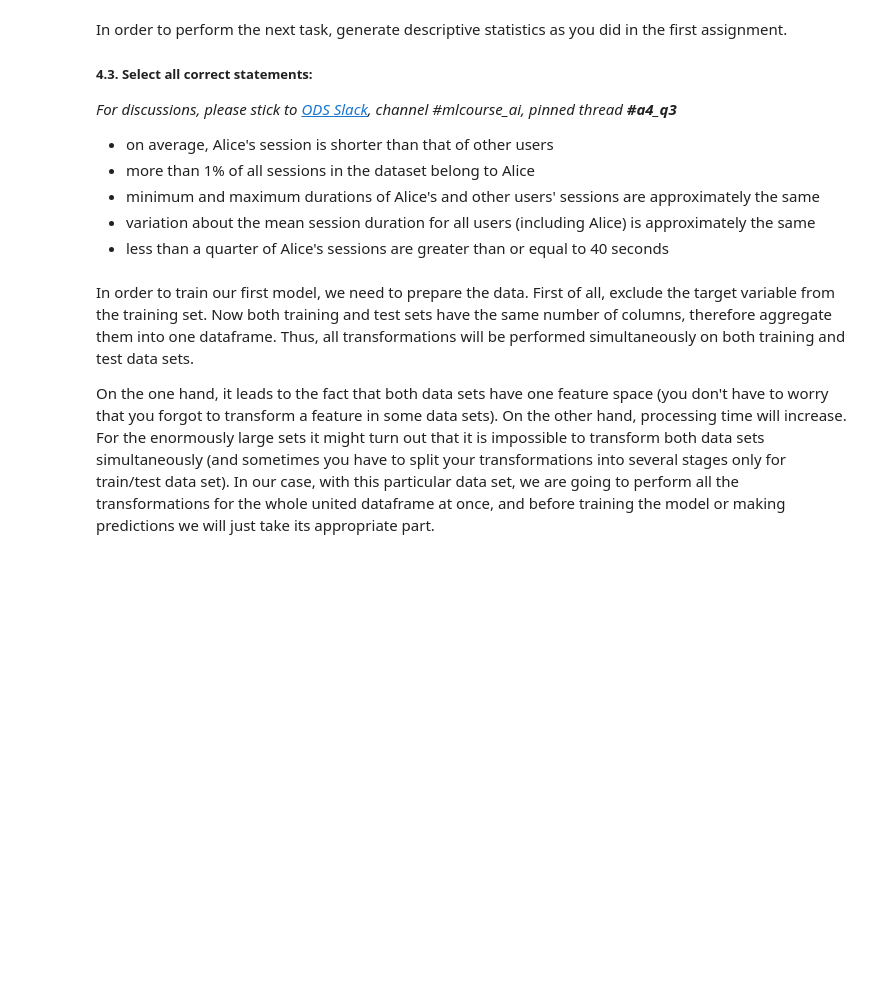
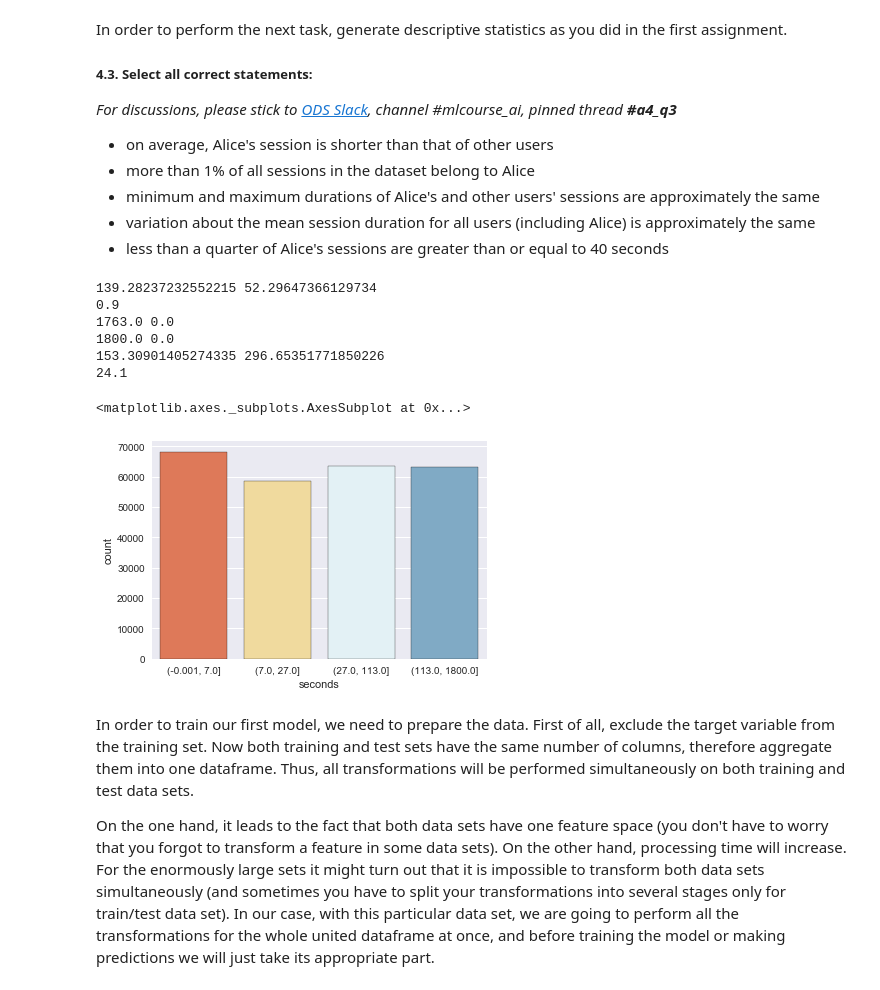
Before and after one commit to Brukhanov/mlcourse.ai, a Jupyter notebook: jupyter_english/assignments_fall2018/assignment4_websites_logistic_regression.ipynb, the cells around one changed output. Cells and saved outputs as stored; diff of their text form; code cells hidden in the pictures; blank space fills up the shorter version.

```diff
--- a/jupyter_english/assignments_fall2018/assignment4_websites_logistic_regression.ipynb
+++ b/jupyter_english/assignments_fall2018/assignment4_websites_logistic_regression.ipynb
@@ -183,3 +200,21 @@ In order to perform the next task, generate descriptive statistics as you did in
+# %%
+print(time_df.loc[time_df['target']==0]['seconds'].mean(), time_df.loc[time_df['target']==1]['seconds'].mean())
+print(round(len(time_df.loc[time_df['target']==1])/len(time_df)*100,1))
+print(time_df.loc[time_df['target']==1]['seconds'].max(),time_df.loc[time_df['target']==1]['seconds'].min())
+print(time_df.loc[time_df['target']==0]['seconds'].max(),time_df.loc[time_df['target']==0]['seconds'].min())
+print(time_df.loc[time_df['target']==1]['seconds'].std(),time_df.loc[time_df['target']==0]['seconds'].std())
+print(round(len(time_df.loc[(time_df['target']==1) & (time_df['seconds']>=40)])/len(time_df.loc[time_df['target']==1])*100,1))
+q_alice_sessions = pd.qcut(time_df['seconds'],4)
+sns.countplot(q_alice_sessions,palette='RdYlBu',edgecolor='black')
+# %% [output]
+139.28237232552215 52.29647366129734
+0.9
+1763.0 0.0
+1800.0 0.0
+153.30901405274335 296.65351771850226
+24.1
+<matplotlib.axes._subplots.AxesSubplot at 0x...>
+[figure, added]
 # %% [markdown]
 In order to train our first model, we need to prepare the data. First of all, exclude the target variable from the training set. Now both training and test sets have the same number of columns, therefore aggregate them into one dataframe.  Thus, all transformations will be performed simultaneously on both training and test data sets.
 
```
Also changed, not shown: parts of 12 cells of this notebook, 11 other files.
